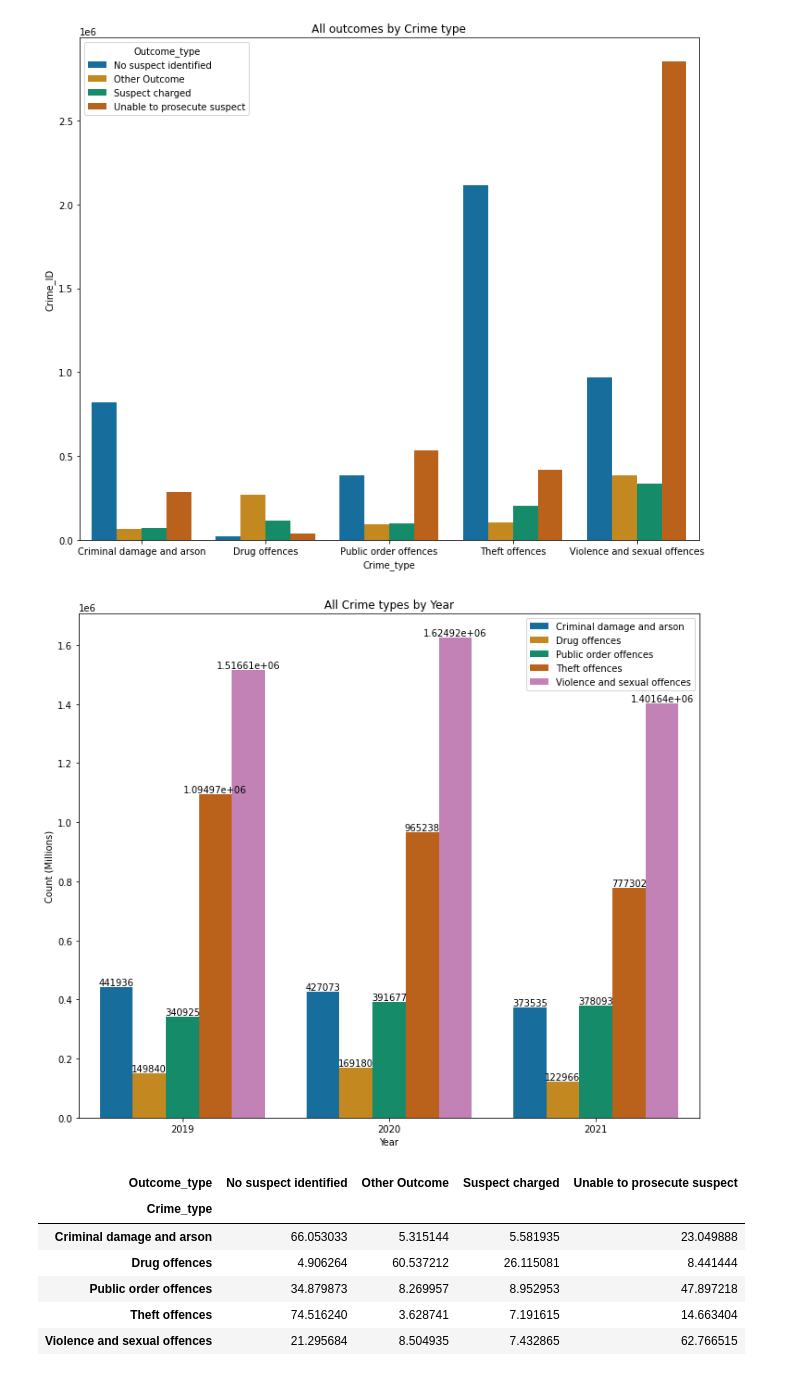
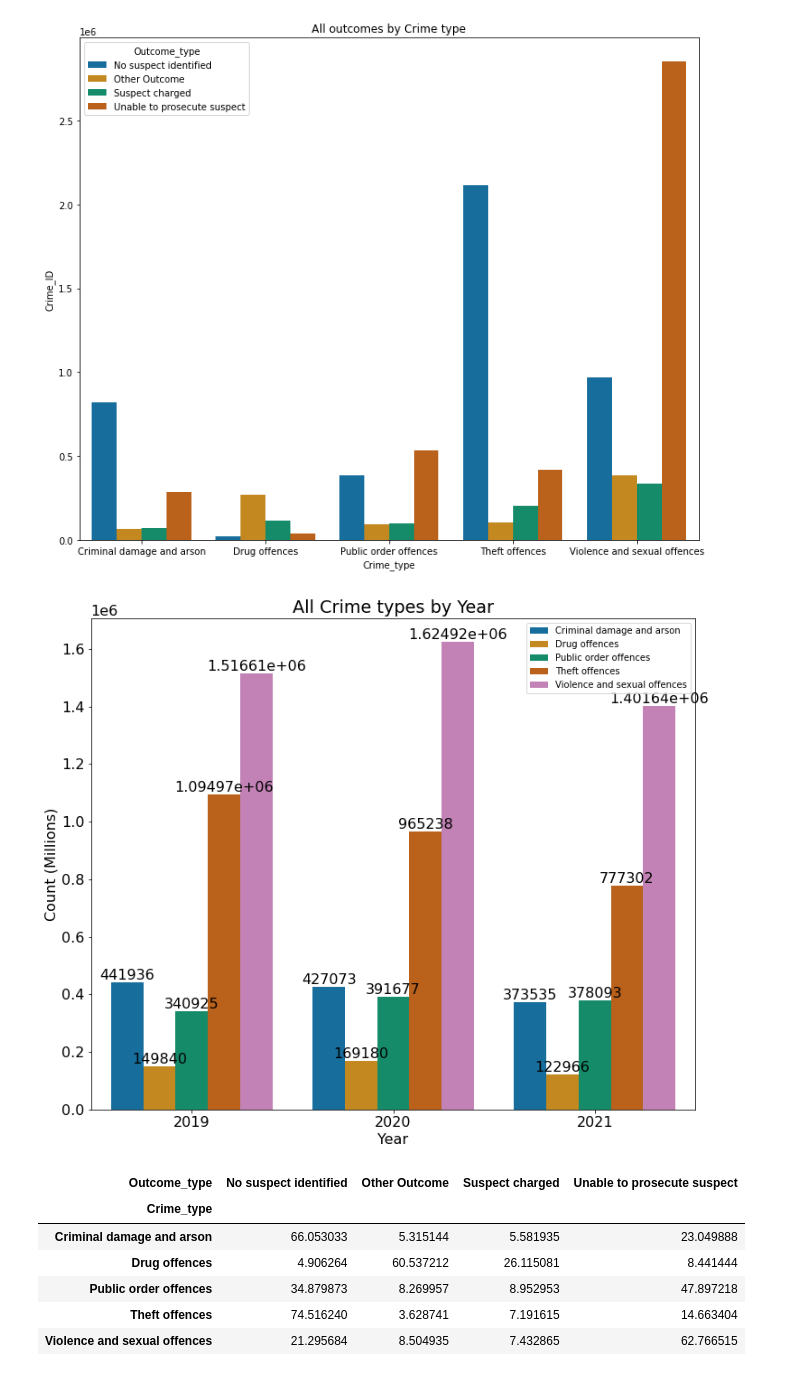
Before and after one commit to elliot-linsey/QMUL, a Jupyter notebook: EOY Project/Untitled Folder/Analysis of full dataset.ipynb, the cells around one changed output. Saved outputs shown, nothing was run; the diff lists cells and outputs as text; code cells hidden in the pictures.

```diff
--- a/EOY Project/Untitled Folder/Analysis of full dataset.ipynb
+++ b/EOY Project/Untitled Folder/Analysis of full dataset.ipynb
@@ -44,6 +44,8 @@ Region               object
 dtype: object
 # %%
 grouped = df.groupby(['Year','Outcome_type'])['Crime_ID'].count().reset_index()
+# %%
+plt.rcParams['font.size'] = '16'
 # %%
 plt.figure(figsize=(12,10))
 sns.barplot(data=grouped,x='Year',y='Crime_ID',hue='Outcome_type')
@@ -66,16 +68,17 @@ grouped3 = df.groupby(['Year','Crime_type'])['Crime_ID'].count().reset_index()
 # %%
 plt.figure(figsize=(12,10))
 ax = sns.barplot(data=grouped3,x='Year',y='Crime_ID',hue='Crime_type')
 for container in ax.containers:
     ax.bar_label(container)
 plt.ylabel('Count (Millions)')
 plt.legend()
 #plt.legend(loc='center left',bbox_to_anchor=(1.0, 0.5))
 plt.title('All Crime types by Year')
-#plt.savefig('Crime types by Year.jpg')
+plt.legend(prop={'size': 10})
+plt.savefig('Crime types by Year.png')
 plt.show()
 # %% [output]
-[figure, old version]
+[figure, new version]
 # %%
 tab = pd.crosstab(df['Crime_type'],df['Outcome_type'],normalize=0)*100
 # %%
```
Also changed, not shown: parts of 2 cells of this notebook, 13 other files.
